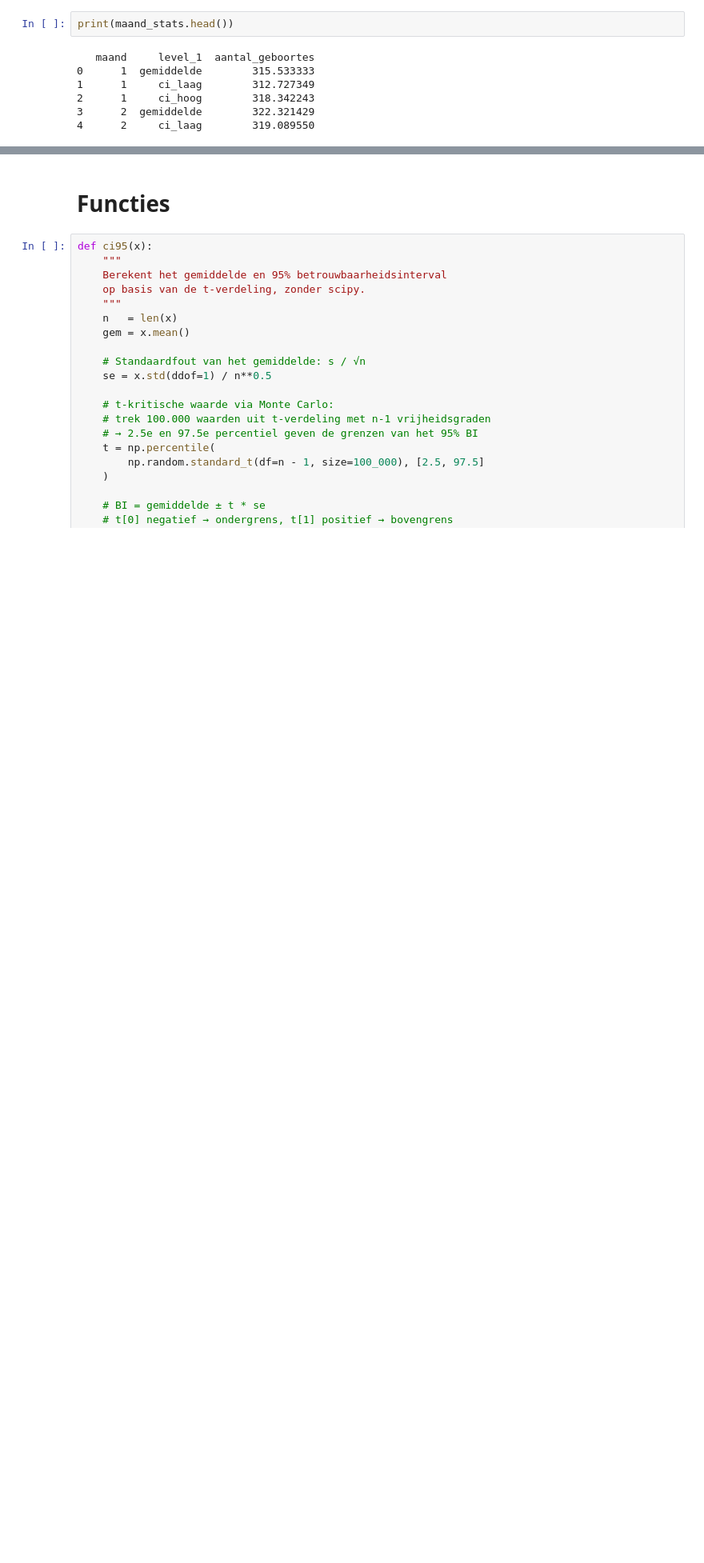
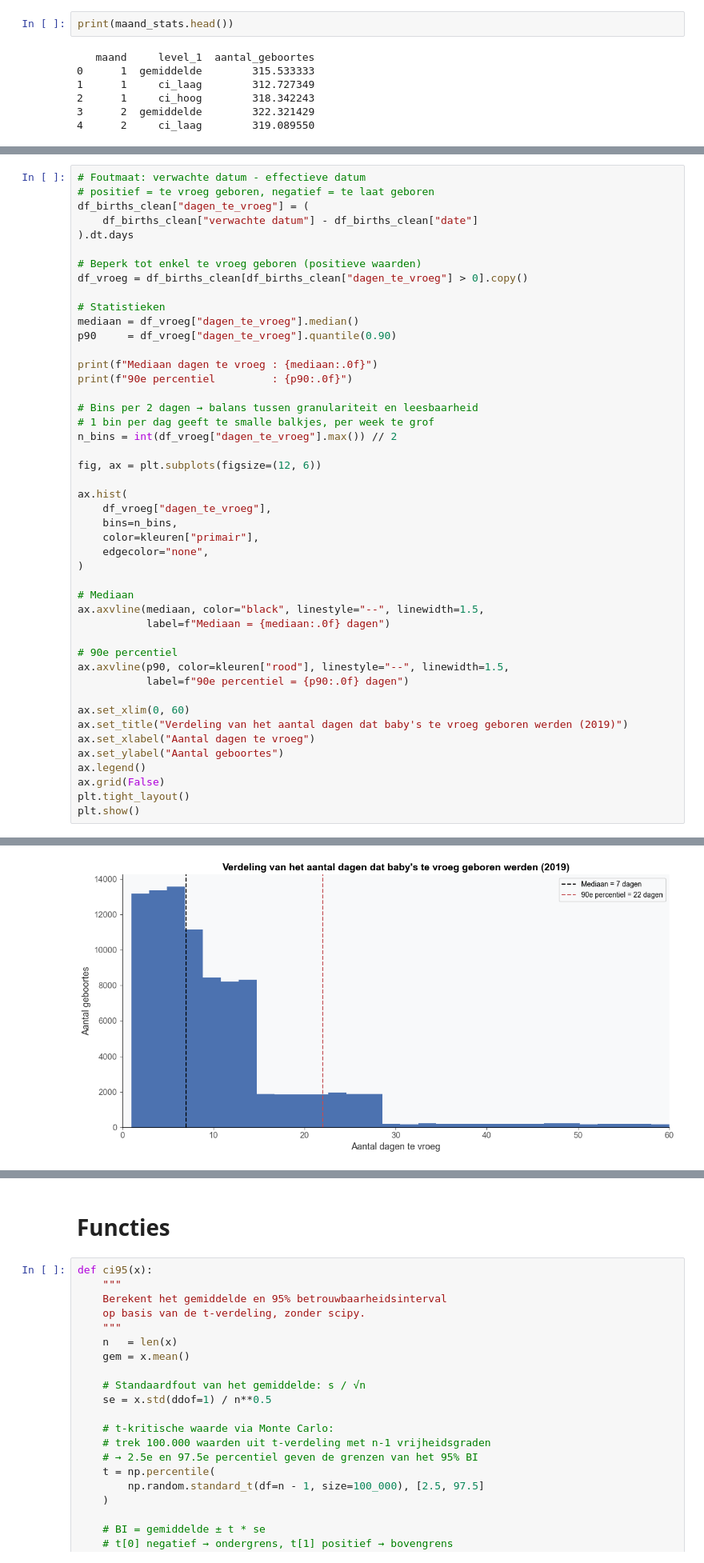
Before and after one commit to kurt253/202603224-regi, a Jupyter notebook: notebooks/ReadFiles.ipynb, the cells around one changed output, grey strips where cells are left out. Shown at 80% size. Saved outputs shown, nothing was run; the diff lists cells and outputs as text; blank space fills up the shorter version.

```diff
--- a/notebooks/ReadFiles.ipynb
+++ b/notebooks/ReadFiles.ipynb
@@ -479,0 +879,47 @@ print(maand_stats.head())
+# %%
+# Foutmaat: verwachte datum - effectieve datum
+# positief = te vroeg geboren, negatief = te laat geboren
+df_births_clean["dagen_te_vroeg"] = (
+    df_births_clean["verwachte datum"] - df_births_clean["date"]
+).dt.days
+
+# Beperk tot enkel te vroeg geboren (positieve waarden)
+df_vroeg = df_births_clean[df_births_clean["dagen_te_vroeg"] > 0].copy()
+
+# Statistieken
+mediaan = df_vroeg["dagen_te_vroeg"].median()
+p90     = df_vroeg["dagen_te_vroeg"].quantile(0.90)
+
+print(f"Mediaan dagen te vroeg : {mediaan:.0f}")
+print(f"90e percentiel         : {p90:.0f}")
+
+# Bins per 2 dagen → balans tussen granulariteit en leesbaarheid
+# 1 bin per dag geeft te smalle balkjes, per week te grof
+n_bins = int(df_vroeg["dagen_te_vroeg"].max()) // 2
+
+fig, ax = plt.subplots(figsize=(12, 6))
+
+ax.hist(
+    df_vroeg["dagen_te_vroeg"],
+    bins=n_bins,
+    color=kleuren["primair"],
+    edgecolor="none",
+)
+
+# Mediaan
+ax.axvline(mediaan, color="black", linestyle="--", linewidth=1.5,
+           label=f"Mediaan = {mediaan:.0f} dagen")
+
+# 90e percentiel
+ax.axvline(p90, color=kleuren["rood"], linestyle="--", linewidth=1.5,
+           label=f"90e percentiel = {p90:.0f} dagen")
+
+ax.set_xlim(0, 60)
+ax.set_title("Verdeling van het aantal dagen dat baby's te vroeg geboren werden (2019)")
+ax.set_xlabel("Aantal dagen te vroeg")
+ax.set_ylabel("Aantal geboortes")
+ax.legend()
+ax.grid(False)
+plt.tight_layout()
+plt.show()
+# %% [output]
@@ -479,0 +928 @@ print(maand_stats.head())
+[figure, added]
```
Also changed, not shown: parts of 35 cells of this notebook.
